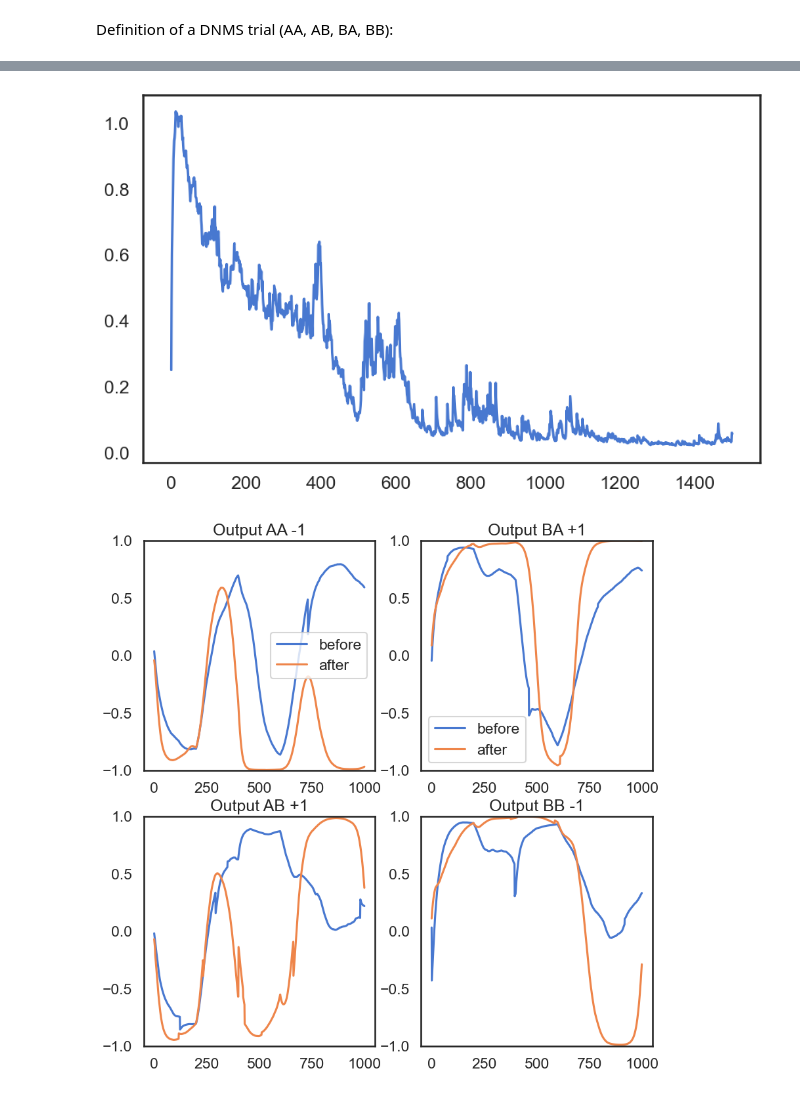
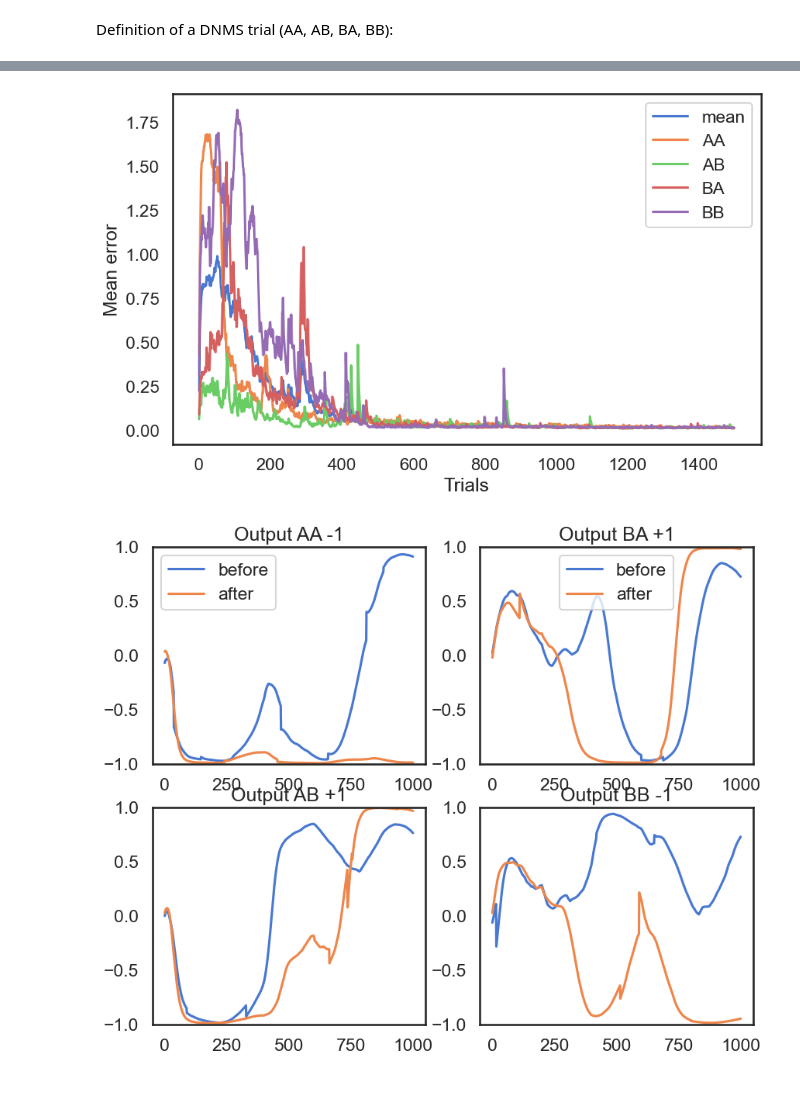
Before and after one commit to ANNarchy/tutorial, a Jupyter notebook: tutorial/notebooks/Miconi.ipynb, the cells around one changed output, grey strips where cells are left out. Drawn from its saved outputs; the diff is of its cells as text; code cells hidden in the pictures.

```diff
--- a/tutorial/notebooks/Miconi.ipynb
+++ b/tutorial/notebooks/Miconi.ipynb
@@ -110,8 +112,8 @@ inp = Population(2, Neuron(parameters="r=0.0"))
 # Recurrent population
 N = 200
 pop = Population(N, neuron)
+pop[0].constant = 1.0
 pop[1].constant = 1.0
-pop[10].constant = 1.0
-pop[11].constant = -1.0
+pop[2].constant = -1.0
 pop.x = Uniform(-0.1, 0.1)
 # %% [markdown]
@@ -216,25 +222,29 @@ def dnms_trial(trial, first, second, R_mean, printing=False):
 # %%
-# Initial weights
-init_w = Wrec.w
+from IPython.display import clear_output
+printing = False
 
 # Many trials of each type
 mean_rewards = []
 try:
     for trial in range(1500):
-        print('Trial', trial)
-        recordsAA, tracesAA, R_mean = dnms_trial (trial, 0, 0, R_mean, printing=True)
-        recordsAB, tracesAB, R_mean = dnms_trial (trial, 0, 1, R_mean, printing=True)
-        recordsBA, tracesBA, R_mean = dnms_trial (trial, 1, 0, R_mean, printing=True)
-        recordsBB, tracesBB, R_mean = dnms_trial (trial, 1, 1, R_mean, printing=True)
+        if printing:
+            clear_output(wait=True)
+            print('Trial', trial)
+
+        # Perform the four different trials successively
+        recordsAA, tracesAA = dnms_trial (trial, 0, 0, printing)
+        recordsAB, tracesAB = dnms_trial (trial, 0, 1, printing)
+        recordsBA, tracesBA = dnms_trial (trial, 1, 0, printing)
+        recordsBB, tracesBB = dnms_trial (trial, 1, 1, printing)
+
+        # Record the initial trial
         if trial == 0:
             initialAA = recordsAA['r']
             initialAB = recordsAB['r']
             initialBA = recordsBA['r']
             initialBB = recordsBB['r']
 
-        mean_rewards.append(np.mean(R_mean))
+        mean_rewards.append(R_mean.copy())
+
 except KeyboardInterrupt:
     pass
-
-# Final weights
-final_w = Wrec.w
@@ -262,35 +254,43 @@ import seaborn as sns
 sns.set(style="white", palette="muted", color_codes=True)
 sns.set_context("talk")
 
+mean_rewards = np.array(mean_rewards)
+
 plt.figure(figsize=(10, 6))
-plt.plot(mean_rewards)
-plt.show()
+plt.plot(mean_rewards.mean(axis=(1,2)), label='mean')
+plt.plot(mean_rewards[:, 0, 0], label='AA')
+plt.plot(mean_rewards[:, 0, 1], label='AB')
+plt.plot(mean_rewards[:, 1, 0], label='BA')
+plt.plot(mean_rewards[:, 1, 1], label='BB')
+plt.xlabel("Trials")
+plt.ylabel("Mean error")
+plt.legend()
 
-plt.figure(figsize=(10, 10))
+plt.figure(figsize=(10, 8))
 
 ax = plt.subplot(221)
 ax.plot(np.mean(initialAA[:, output_neuron:output_neuron+1], axis=1), label='before')
 ax.plot(np.mean(recordsAA['r'][:, output_neuron:output_neuron+1], axis=1), label='after')
 ax.set_ylim((-1., 1.))
 ax.legend()
 ax.set_title('Output AA -1')
 ax = plt.subplot(222)
 ax.plot(np.mean(initialBA[:, output_neuron:output_neuron+1], axis=1), label='before')
 ax.plot(np.mean(recordsBA['r'][:, output_neuron:output_neuron+1], axis=1), label='after')
 ax.set_ylim((-1., 1.))
 ax.legend()
 ax.set_title('Output BA +1')
 ax = plt.subplot(223)
 ax.plot(np.mean(initialAB[:, output_neuron:output_neuron+1], axis=1), label='before')
 ax.plot(np.mean(recordsAB['r'][:, output_neuron:output_neuron+1], axis=1), label='after')
 ax.set_ylim((-1., 1.))
 ax.set_title('Output AB +1')
 ax = plt.subplot(224)
 ax.plot(np.mean(initialBB[:, output_neuron:output_neuron+1], axis=1), label='before')
 ax.plot(np.mean(recordsBB['r'][:, output_neuron:output_neuron+1], axis=1), label='after')
 ax.set_ylim((-1., 1.))
 ax.set_title('Output BB -1')
 plt.show()
 # %% [output]
-[figure, old version]
+[figure, new version]
-[figure, old version]
+[figure, new version]
```
Also changed, not shown: parts of 6 cells of this notebook, 22 other files.
